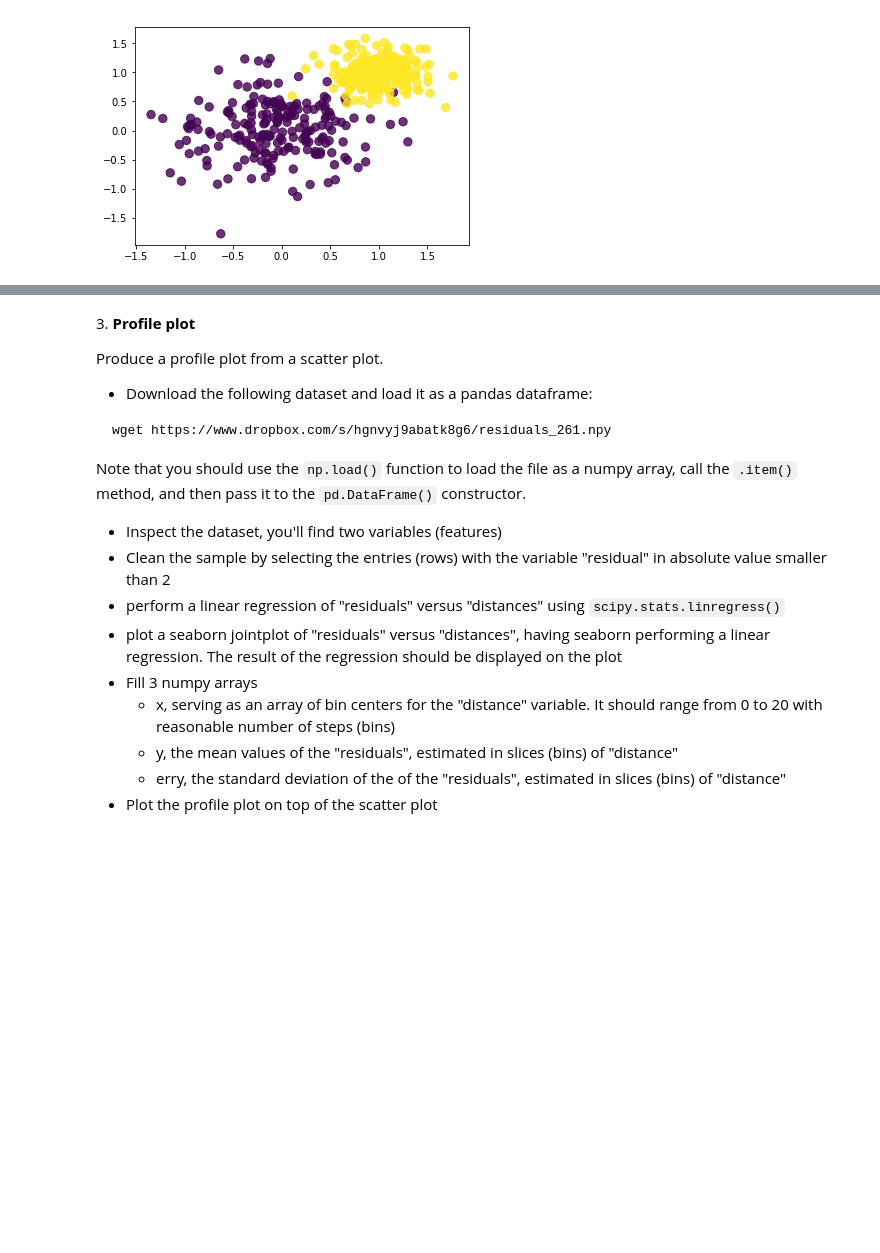
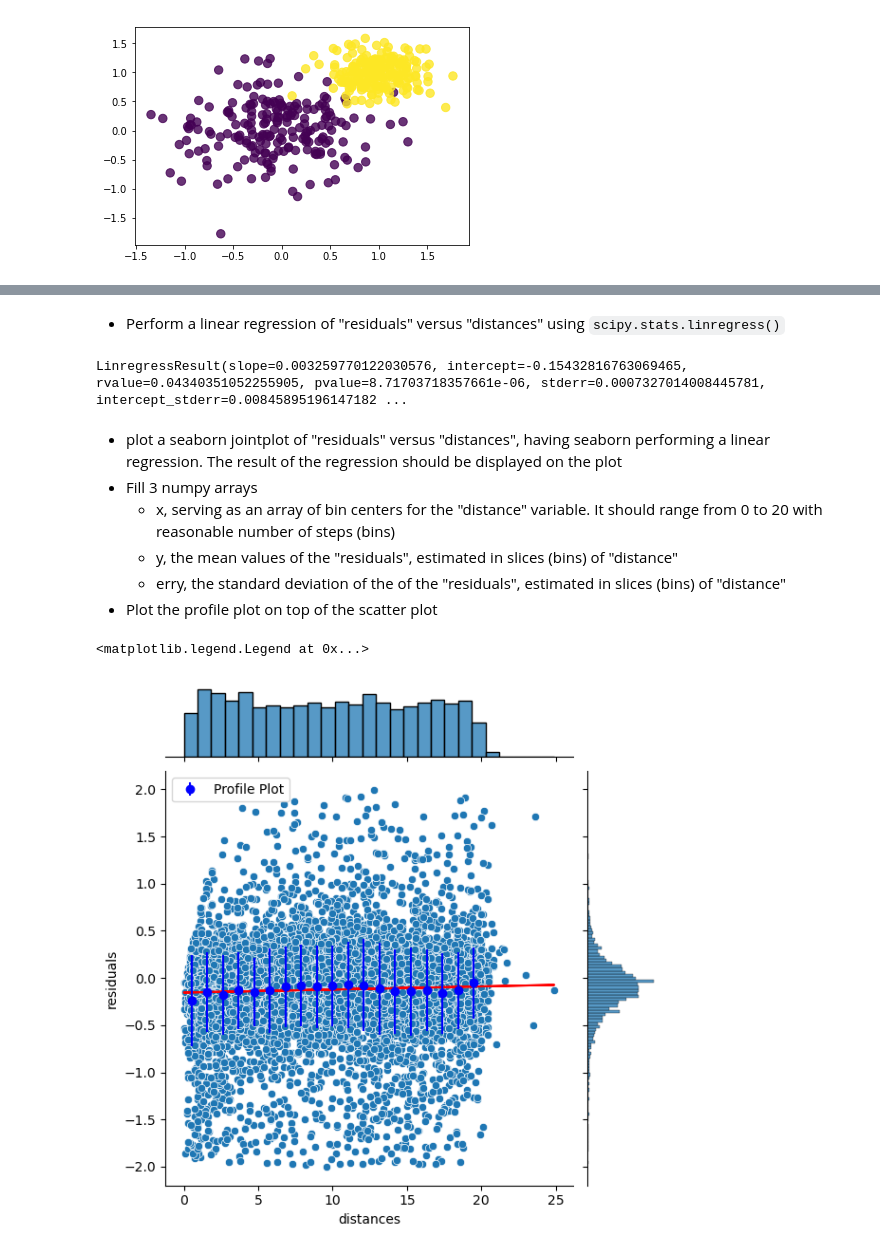
Before and after one commit to Kallo27/LaboratoryOfComputationalPhysics_Y6, a Jupyter notebook: 07ex/07ex_Visualization.ipynb, the cells around one changed output, grey strips where cells are left out. Saved outputs shown, nothing was run; the diff lists cells and outputs as text; code cells hidden in the pictures; blank space fills up the shorter version.

````diff
--- a/07ex/07ex_Visualization.ipynb
+++ b/07ex/07ex_Visualization.ipynb
@@ -32,0 +140,3 @@ Image('two_categories_scatter_plot.png')
+# %%
+dataset = pd.DataFrame(np.load('./residuals_261.npy', allow_pickle=True).item())
+dataset
@@ -32,0 +159,3 @@ Image('two_categories_scatter_plot.png')
+# %%
+dataset = dataset[abs(dataset['residuals']) < 2]
+dataset
@@ -33,18 +176,29 @@ Image('two_categories_scatter_plot.png')
+# %% [markdown]
+* Perform a linear regression of "residuals" versus "distances" using `scipy.stats.linregress()`
+# %%
+lin_reg = stats.linregress(y= dataset['residuals'], x= dataset['distances'])
+lin_reg
+# %% [output]
+LinregressResult(slope=0.003259770122030576, intercept=-0.15432816763069465, rvalue=0.04340351052255905, pvalue=8.71703718357661e-06, stderr=0.0007327014008445781, intercept_stderr=0.00845895196147182 ...
 # %% [markdown]
-3\. **Profile plot**
-
-Produce a profile plot from a scatter plot.
-* Download the following dataset and load it as a pandas dataframe:
-```bash
-wget https://www.dropbox.com/s/hgnvyj9abatk8g6/residuals_261.npy
-```
-Note that you should use the `np.load()` function to load the file as a numpy array, call the `.item()` method, and then pass it to the `pd.DataFrame()` constructor.
-* Inspect the dataset, you'll find two variables (features)
-* Clean the sample by selecting the entries (rows) with the variable "residual" in absolute value smaller than 2
-* perform a linear regression of "residuals" versus "distances" using `scipy.stats.linregress()`
 * plot a seaborn jointplot of  "residuals" versus "distances", having seaborn performing a linear regression. The result of the regression should be displayed on the plot
 * Fill 3 numpy arrays
   * x, serving as an array of bin centers for the "distance" variable. It should range from 0 to 20 with reasonable number of steps (bins)
   * y, the mean values of the "residuals", estimated in slices (bins) of "distance"
   * erry, the standard deviation of the  of the "residuals", estimated in slices (bins) of "distance"
 * Plot the profile plot on top of the scatter plot
+# %%
+scatter_plot = sns.jointplot(x='distances', y='residuals', data=dataset, kind='scatter')
+scatter_plot.ax_joint.plot(dataset['distances'], lin_reg.intercept + lin_reg.slope * dataset['distances'], color='red')
+
+bins = np.linspace(0, 20, num=20)
+x = (bins[:-1] + bins[1:]) / 2
+
+y, _, _ = stats.binned_statistic(dataset['distances'], dataset['residuals'], statistic='mean', bins=bins)
+erry, _, _ = stats.binned_statistic(dataset['distances'], dataset['residuals'], statistic='std', bins=bins)
+
+plt.errorbar(x, y, yerr=erry, fmt='o', color='blue', label='Profile Plot')
+plt.legend()
+# %% [output]
+<matplotlib.legend.Legend at 0x...>
+[figure, added]
````
Also changed, not shown: parts of 14 cells of this notebook, 4 other files.
